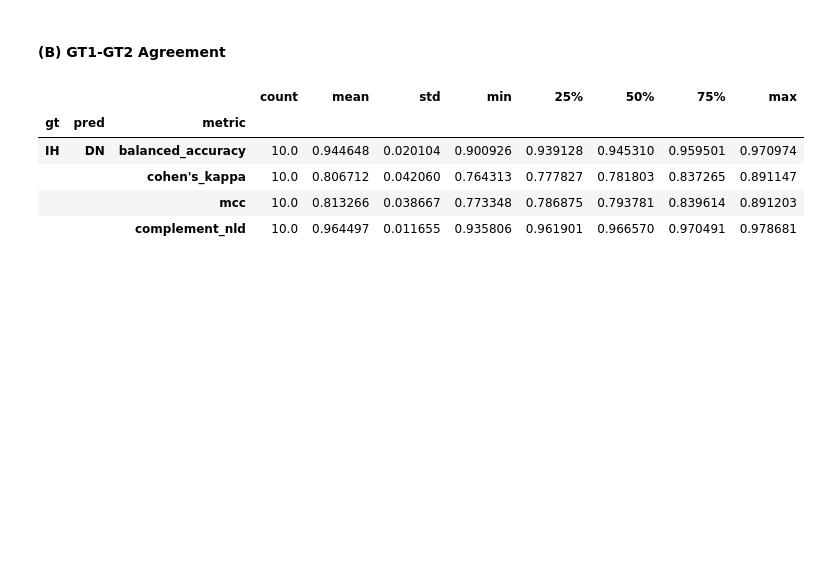
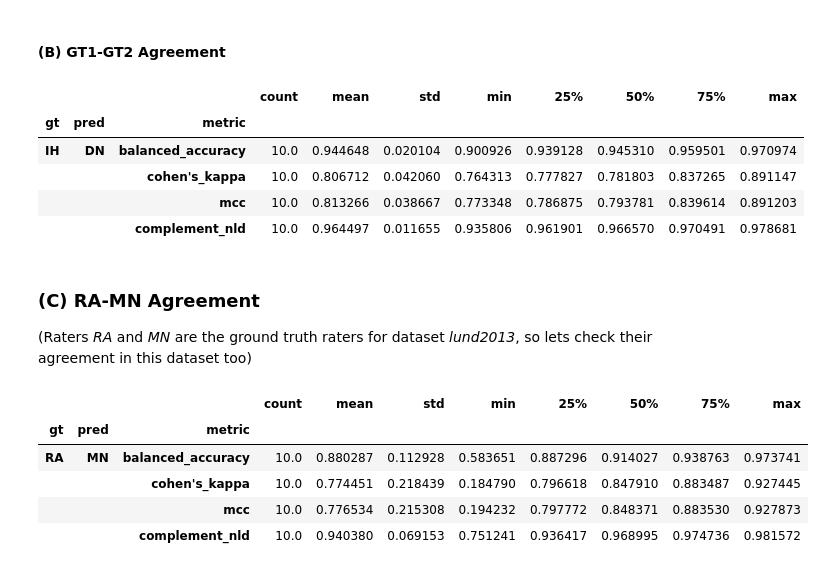
Before and after one commit to huji-hcnl/pEYES, a Jupyter notebook: analysis/_article_results/hfc/analysis/inter_rater_agreement.ipynb, the cells around one changed output. Cells and saved outputs as stored; diff of their text form; code cells hidden in the pictures; blank space fills up the shorter version.

```diff
--- a/analysis/_article_results/hfc/analysis/inter_rater_agreement.ipynb
+++ b/analysis/_article_results/hfc/analysis/inter_rater_agreement.ipynb
@@ -103,3 +127,19 @@ gt1_gt2_fv_agreement_summary
 |  |  | cohen's_kappa | 10.0 | 0.806712 | 0.042060 | 0.764313 | 0.777827 | 0.781803 | 0.837265 | 0.891147 |
 |  |  | mcc | 10.0 | 0.813266 | 0.038667 | 0.773348 | 0.786875 | 0.793781 | 0.839614 | 0.891203 |
 |  |  | complement_nld | 10.0 | 0.964497 | 0.011655 | 0.935806 | 0.961901 | 0.966570 | 0.970491 | 0.978681 |
+# %% [markdown]
+### (C) RA-MN Agreement
+(Raters _RA_ and _MN_ are the ground truth raters for dataset _lund2013_, so lets check their agreement in this dataset too)
+# %%
+ra_mn_fv_agreement = calc_sample_level_agreement(fv_dataset, gt_labelers=["RA", "MN"])
+ra_mn_fv_agreement_summary = ra_mn_fv_agreement.groupby(level=[u.GT_STR, u.PRED_STR]).describe().stack(0, future_stack=True)
+ra_mn_fv_agreement_summary.index.names = [u.GT_STR, u.PRED_STR, "metric"]
+
+ra_mn_fv_agreement_summary
+# %% [output]
+|  |  |  | count | mean | std | min | 25% | 50% | 75% | max |
+| gt | pred | metric |  |  |  |  |  |  |  |  |
+| RA | MN | balanced_accuracy | 10.0 | 0.880287 | 0.112928 | 0.583651 | 0.887296 | 0.914027 | 0.938763 | 0.973741 |
+|  |  | cohen's_kappa | 10.0 | 0.774451 | 0.218439 | 0.184790 | 0.796618 | 0.847910 | 0.883487 | 0.927445 |
+|  |  | mcc | 10.0 | 0.776534 | 0.215308 | 0.194232 | 0.797772 | 0.848371 | 0.883530 | 0.927873 |
+|  |  | complement_nld | 10.0 | 0.940380 | 0.069153 | 0.751241 | 0.936417 | 0.968995 | 0.974736 | 0.981572 |
```
Also changed, not shown: parts of 3 cells of this notebook.
